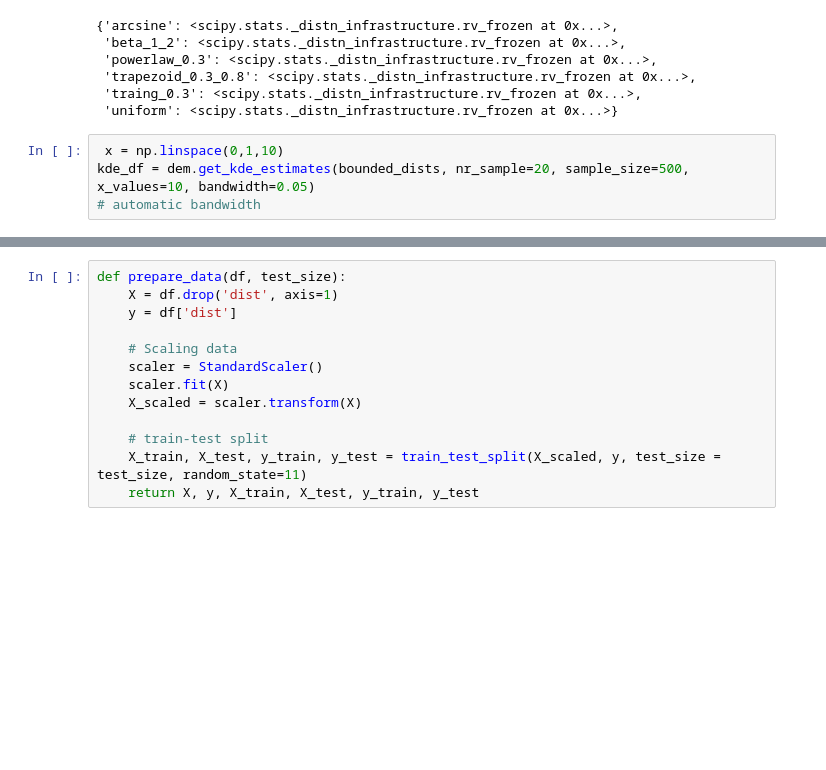
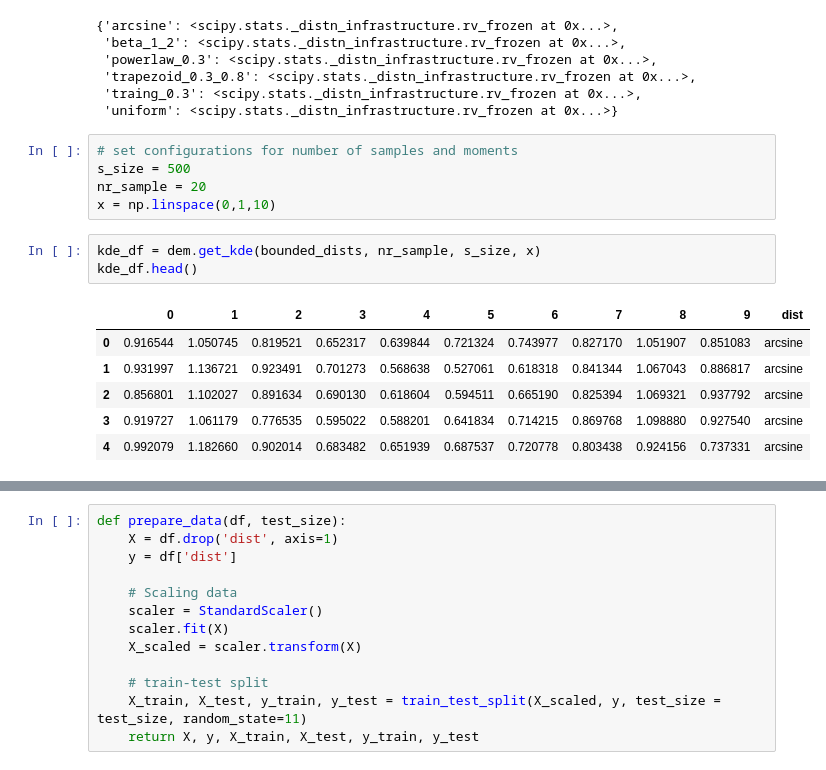
Before and after one commit to sheilafarrahi/thesis, a Jupyter notebook: kde.ipynb, the cells around one changed output, grey strips where cells are left out. Drawn from its saved outputs; the diff is of its cells as text; blank space fills up the shorter version.

```diff
--- a/kde.ipynb
+++ b/kde.ipynb
@@ -30,7 +28,18 @@ bounded_dists
  'trapezoid_0.3_0.8': <scipy.stats._distn_infrastructure.rv_frozen at 0x...>,
  'traing_0.3': <scipy.stats._distn_infrastructure.rv_frozen at 0x...>,
  'uniform': <scipy.stats._distn_infrastructure.rv_frozen at 0x...>}
+# %%
+# set configurations for number of samples and moments
+s_size = 500
+nr_sample = 20
+x = np.linspace(0,1,10)
 # %%
- x = np.linspace(0,1,10)
-kde_df = dem.get_kde_estimates(bounded_dists, nr_sample=20, sample_size=500, x_values=10, bandwidth=0.05)
-# automatic bandwidth
+kde_df = dem.get_kde(bounded_dists, nr_sample, s_size, x)
+kde_df.head()
+# %% [output]
+|  | 0 | 1 | 2 | 3 | 4 | 5 | 6 | 7 | 8 | 9 | dist |
+| 0 | 0.916544 | 1.050745 | 0.819521 | 0.652317 | 0.639844 | 0.721324 | 0.743977 | 0.827170 | 1.051907 | 0.851083 | arcsine |
+| 1 | 0.931997 | 1.136721 | 0.923491 | 0.701273 | 0.568638 | 0.527061 | 0.618318 | 0.841344 | 1.067043 | 0.886817 | arcsine |
+| 2 | 0.856801 | 1.102027 | 0.891634 | 0.690130 | 0.618604 | 0.594511 | 0.665190 | 0.825394 | 1.069321 | 0.937792 | arcsine |
+| 3 | 0.919727 | 1.061179 | 0.776535 | 0.595022 | 0.588201 | 0.641834 | 0.714215 | 0.869768 | 1.098880 | 0.927540 | arcsine |
+| 4 | 0.992079 | 1.182660 | 0.902014 | 0.683482 | 0.651939 | 0.687537 | 0.720778 | 0.803438 | 0.924156 | 0.737331 | arcsine |
```
Also changed, not shown: parts of 12 cells of this notebook, 4 other files.
